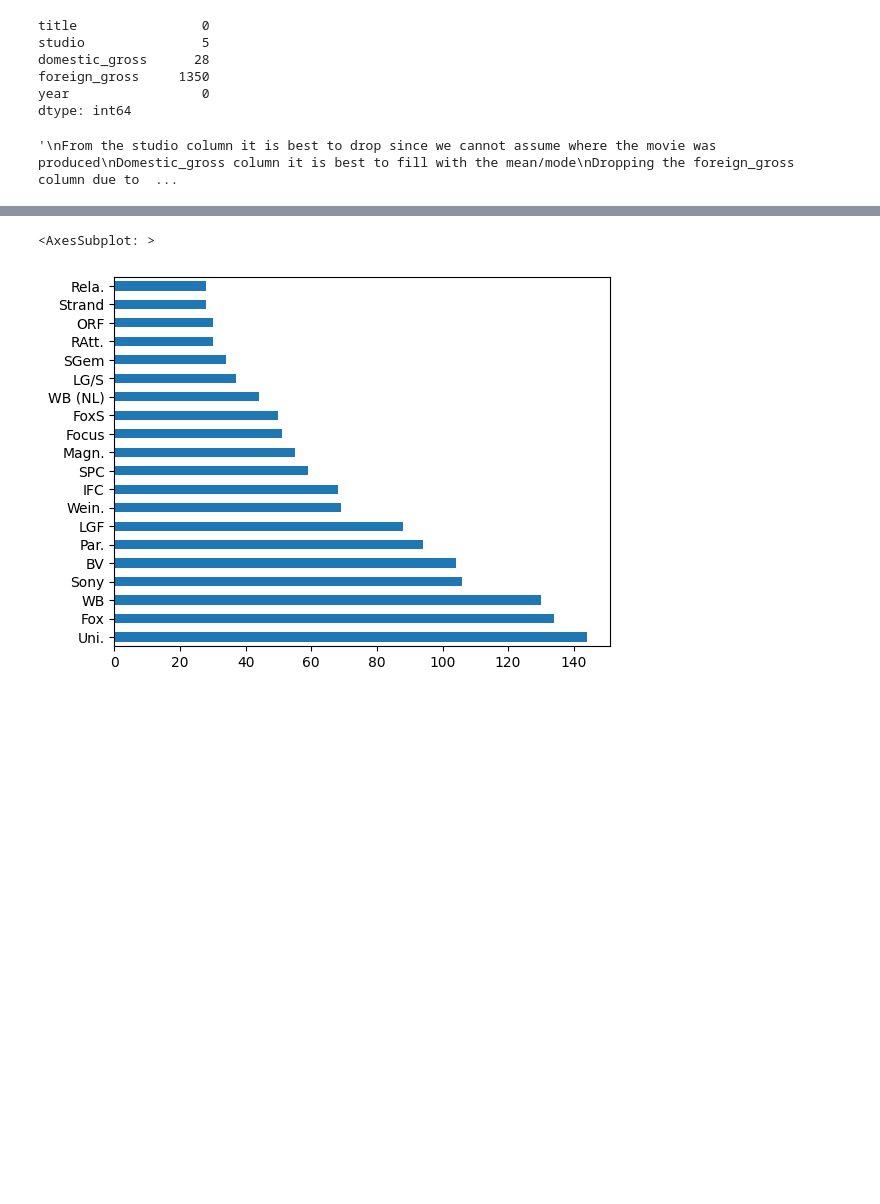
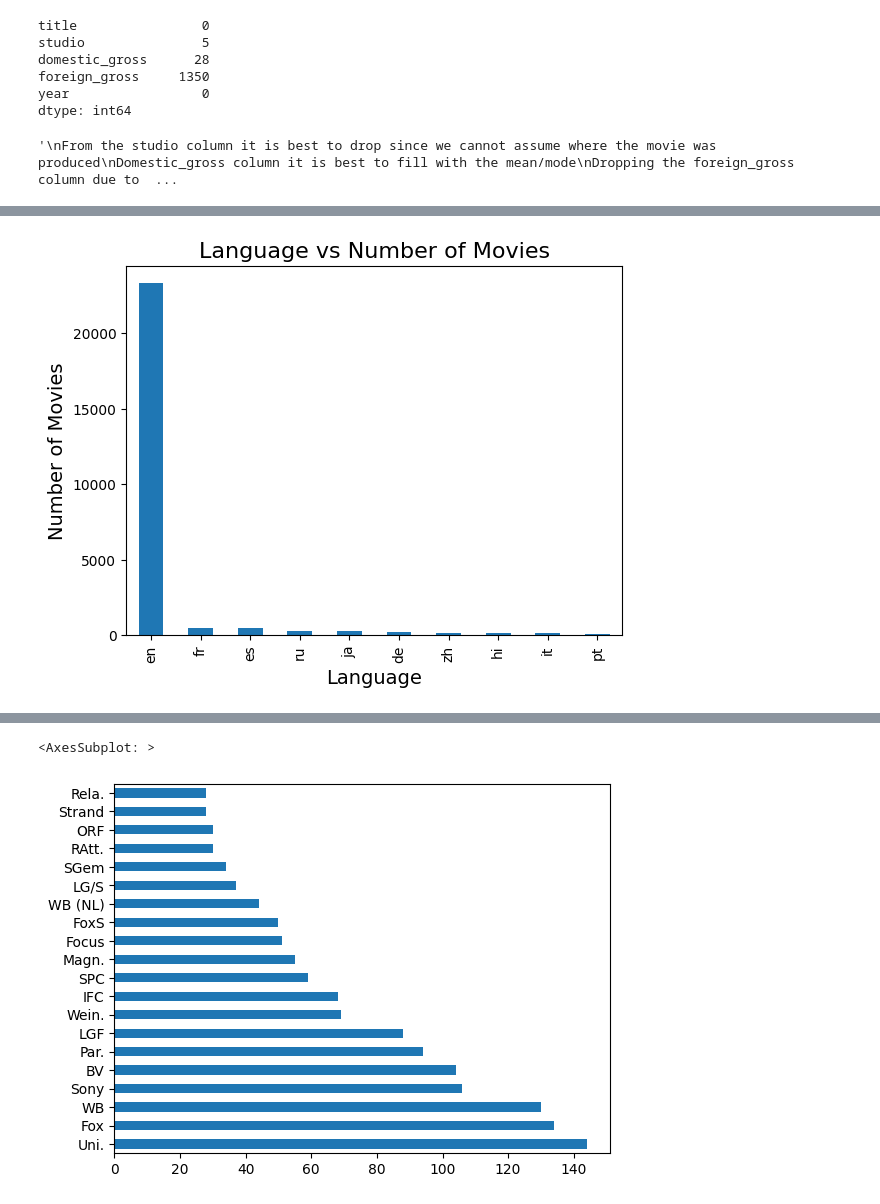
Before and after one commit to FlavianMiano/dsc-phase-1-project-v2-4, a Jupyter notebook: student.ipynb, the cells around one changed output, grey strips where cells are left out. Cells and saved outputs as stored; diff of their text form; code cells hidden in the pictures; blank space fills up the shorter version.

```diff
--- a/student.ipynb
+++ b/student.ipynb
@@ -137,0 +720,7 @@ Name: studio, Length: 175, dtype: int64
+# %%
+ax = tmdb_movies['original_language'].value_counts()[:10].plot(kind='bar')
+ax.set_title('Language vs Number of Movies', fontsize=16)
+ax.set_ylabel("Number of Movies",fontsize=14)
+ax.set_xlabel("Language", fontsize=14);
+# %% [output]
+[figure, added]
```
Also changed, not shown: parts of 65 cells of this notebook.
